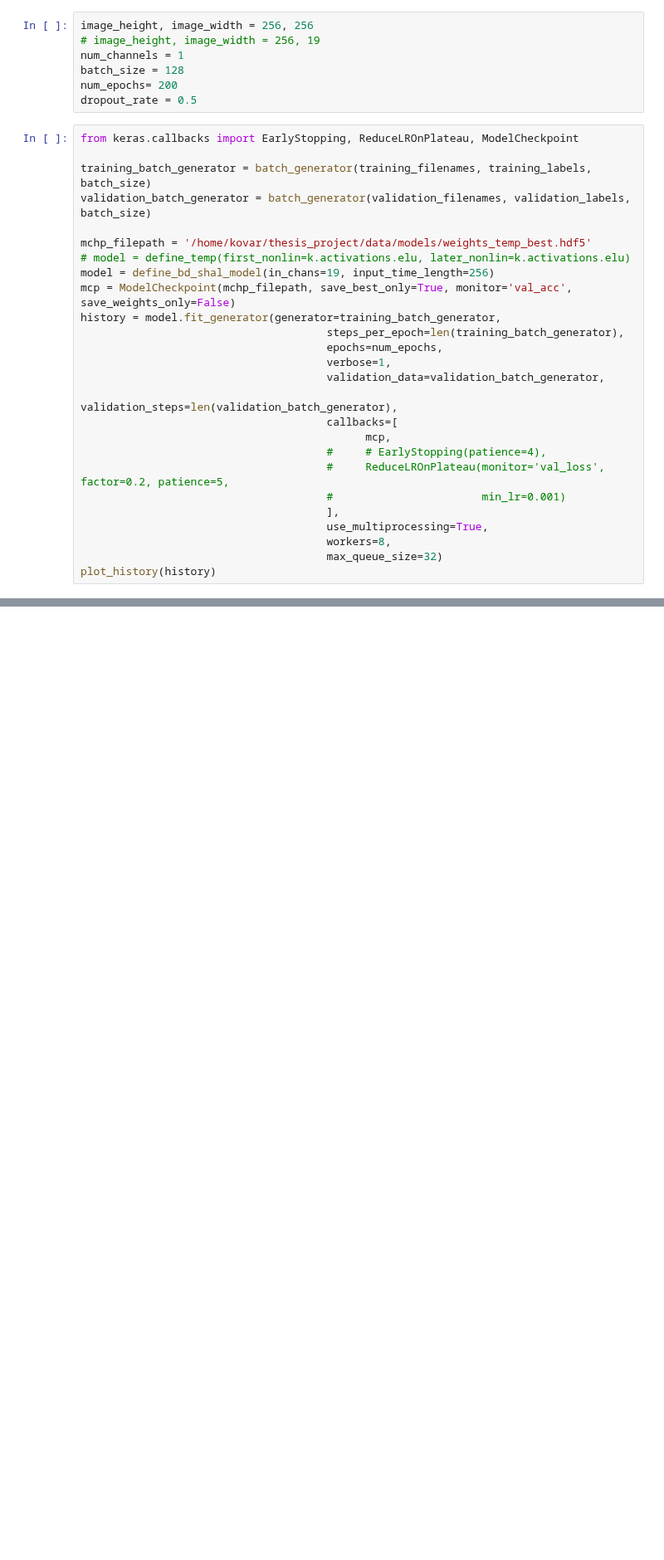
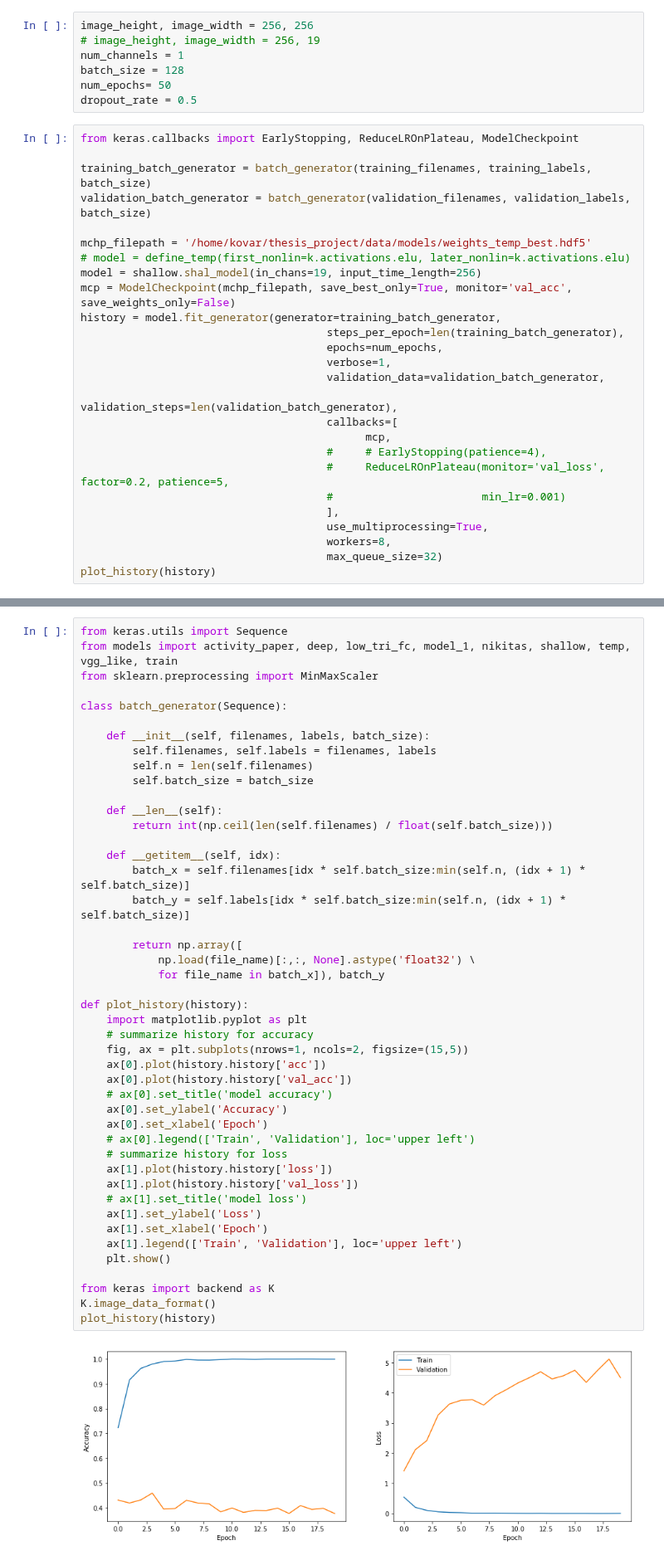
Before and after one commit to mirgee/thesis_project, a Jupyter notebook: notebooks/13b-models.ipynb, the cells around one changed output, grey strips where cells are left out. Shown at 83% size. Cells and saved outputs as stored; diff of their text form; blank space fills up the shorter version.

```diff
--- a/notebooks/13b-models.ipynb
+++ b/notebooks/13b-models.ipynb
@@ -248,7 +246,7 @@ image_height, image_width = 256, 256
 # image_height, image_width = 256, 19
 num_channels = 1
 batch_size = 128
-num_epochs= 200
+num_epochs= 50
 dropout_rate = 0.5
 # %%
 from keras.callbacks import EarlyStopping, ReduceLROnPlateau, ModelCheckpoint
@@ -258,7 +256,7 @@ validation_batch_generator = batch_generator(validation_filenames, validation_la
 
 mchp_filepath = '/home/kovar/thesis_project/data/models/weights_temp_best.hdf5'
 # model = define_temp(first_nonlin=k.activations.elu, later_nonlin=k.activations.elu)
-model = define_bd_shal_model(in_chans=19, input_time_length=256)
+model = shallow.shal_model(in_chans=19, input_time_length=256)
 mcp = ModelCheckpoint(mchp_filepath, save_best_only=True, monitor='val_acc', save_weights_only=False)
 history = model.fit_generator(generator=training_batch_generator,
                                       steps_per_epoch=len(training_batch_generator),
@@ -433,0 +431,47 @@ KeyboardInterrupt
+# %%
+from keras.utils import Sequence
+from models import activity_paper, deep, low_tri_fc, model_1, nikitas, shallow, temp, vgg_like, train
+from sklearn.preprocessing import MinMaxScaler
+
+class batch_generator(Sequence):
+
+    def __init__(self, filenames, labels, batch_size):
+        self.filenames, self.labels = filenames, labels
+        self.n = len(self.filenames)
+        self.batch_size = batch_size
+
+    def __len__(self):
+        return int(np.ceil(len(self.filenames) / float(self.batch_size)))
+
+    def __getitem__(self, idx):
+        batch_x = self.filenames[idx * self.batch_size:min(self.n, (idx + 1) * self.batch_size)]
+        batch_y = self.labels[idx * self.batch_size:min(self.n, (idx + 1) * self.batch_size)]
+
+        return np.array([
+            np.load(file_name)[:,:, None].astype('float32') \
+            for file_name in batch_x]), batch_y
+
+def plot_history(history):
+    import matplotlib.pyplot as plt
+    # summarize history for accuracy
+    fig, ax = plt.subplots(nrows=1, ncols=2, figsize=(15,5))
+    ax[0].plot(history.history['acc'])
+    ax[0].plot(history.history['val_acc'])
+    # ax[0].set_title('model accuracy')
+    ax[0].set_ylabel('Accuracy')
+    ax[0].set_xlabel('Epoch')
+    # ax[0].legend(['Train', 'Validation'], loc='upper left')
+    # summarize history for loss
+    ax[1].plot(history.history['loss'])
+    ax[1].plot(history.history['val_loss'])
+    # ax[1].set_title('model loss')
+    ax[1].set_ylabel('Loss')
+    ax[1].set_xlabel('Epoch')
+    ax[1].legend(['Train', 'Validation'], loc='upper left')
+    plt.show()
+
+from keras import backend as K
+K.image_data_format()
+plot_history(history)
+# %% [output]
+[figure, added]
```
Also changed, not shown: parts of 13 cells of this notebook, 1 other file.
